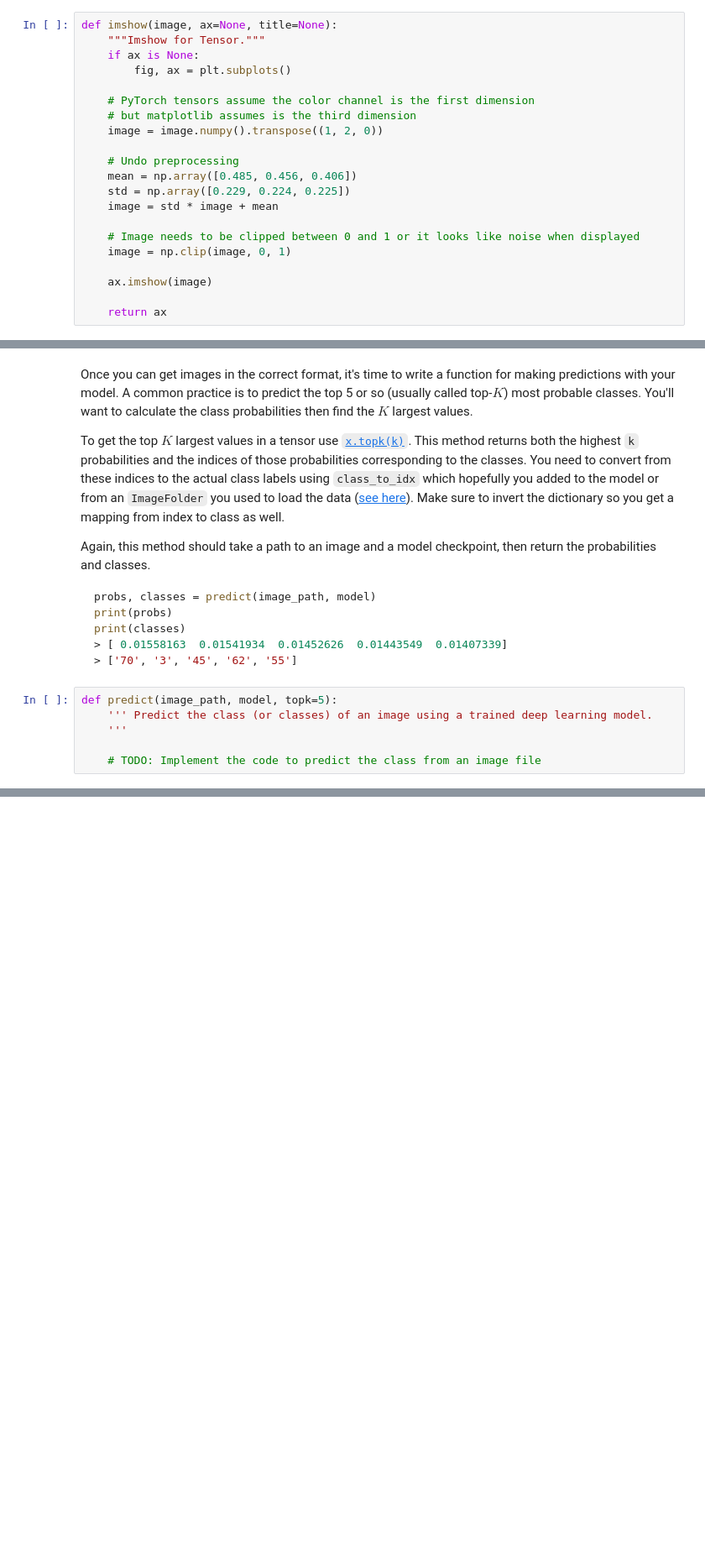
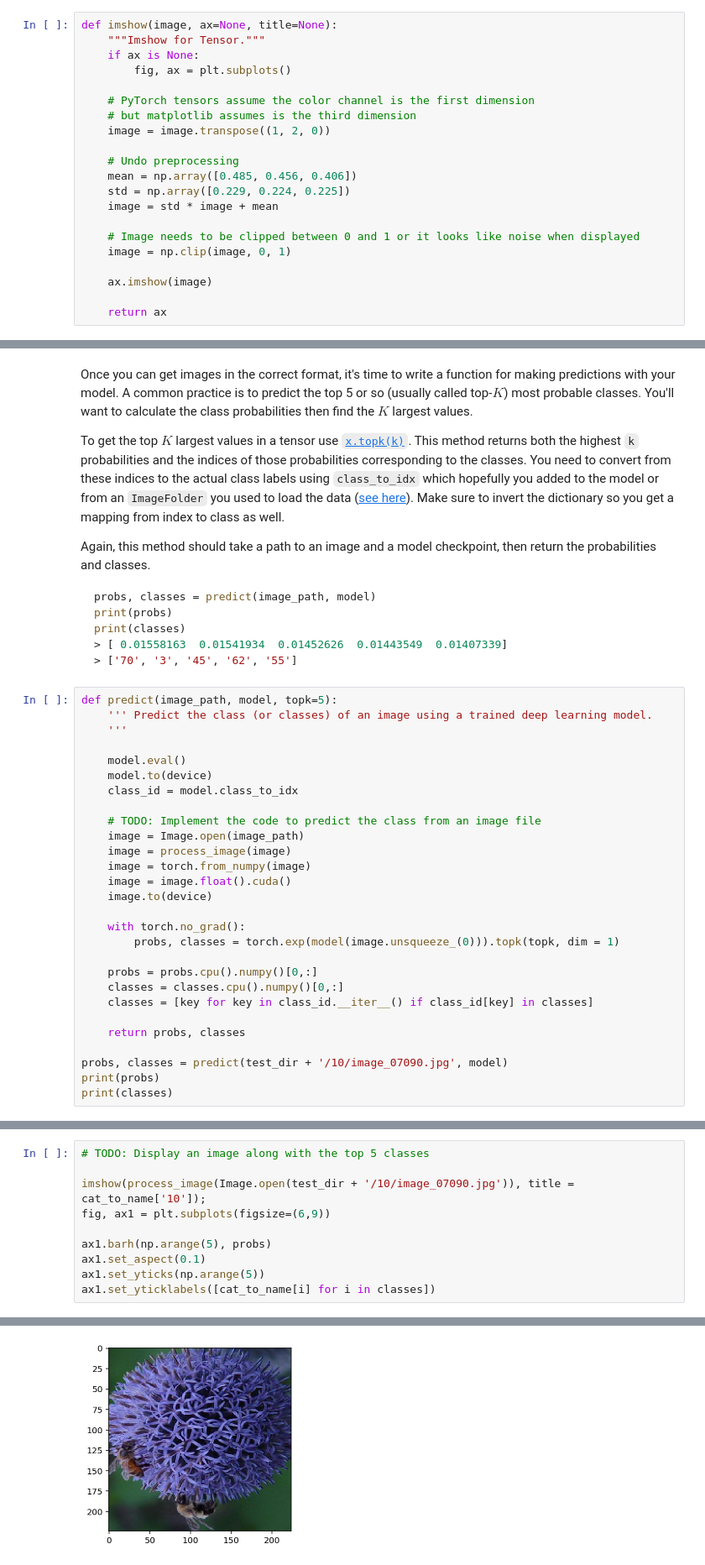
Before and after one commit to gsuemith/Flower-Species-Classifier, a Jupyter notebook: Image Classifier Project.ipynb, the cells around one changed output, grey strips where cells are left out. Shown at 84% size. Cells and saved outputs as stored; diff of their text form; blank space fills up the shorter version.

```diff
--- a/Image Classifier Project.ipynb
+++ b/Image Classifier Project.ipynb
@@ -271,7 +332,7 @@ def imshow(image, ax=None, title=None):
 
     # PyTorch tensors assume the color channel is the first dimension
     # but matplotlib assumes is the third dimension
-    image = image.numpy().transpose((1, 2, 0))
+    image = image.transpose((1, 2, 0))
 
     # Undo preprocessing
     mean = np.array([0.485, 0.456, 0.406])
@@ -305,4 +366,26 @@ def predict(image_path, model, topk=5):
     ''' Predict the class (or classes) of an image using a trained deep learning model.
     '''
 
+    model.eval()
+    model.to(device)
+    class_id = model.class_to_idx
+
     # TODO: Implement the code to predict the class from an image file
+    image = Image.open(image_path)
+    image = process_image(image)
+    image = torch.from_numpy(image)
+    image = image.float().cuda()
+    image.to(device)
+
+    with torch.no_grad():
+        probs, classes = torch.exp(model(image.unsqueeze_(0))).topk(topk, dim = 1)
+
+    probs = probs.cpu().numpy()[0,:]
+    classes = classes.cpu().numpy()[0,:]
+    classes = [key for key in class_id.__iter__() if class_id[key] in classes]
+
+    return probs, classes
+
+probs, classes = predict(test_dir + '/10/image_07090.jpg', model)
+print(probs)
+print(classes)
@@ -318,0 +403,11 @@ You can convert from the class integer encoding to actual flower names with the
+# %%
+# TODO: Display an image along with the top 5 classes
+
+imshow(process_image(Image.open(test_dir + '/10/image_07090.jpg')), title = cat_to_name['10']);
+fig, ax1 = plt.subplots(figsize=(6,9))
+
+ax1.barh(np.arange(5), probs)
+ax1.set_aspect(0.1)
+ax1.set_yticks(np.arange(5))
+ax1.set_yticklabels([cat_to_name[i] for i in classes])
+# %% [output]
@@ -318,0 +419 @@ You can convert from the class integer encoding to actual flower names with the
+[figure, added]
```
Also changed, not shown: parts of 11 cells of this notebook.
